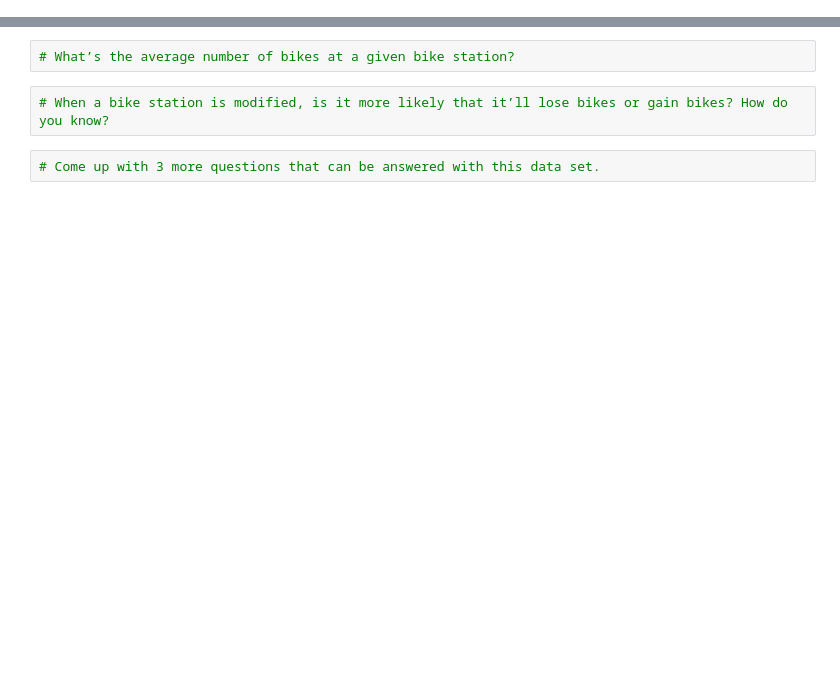
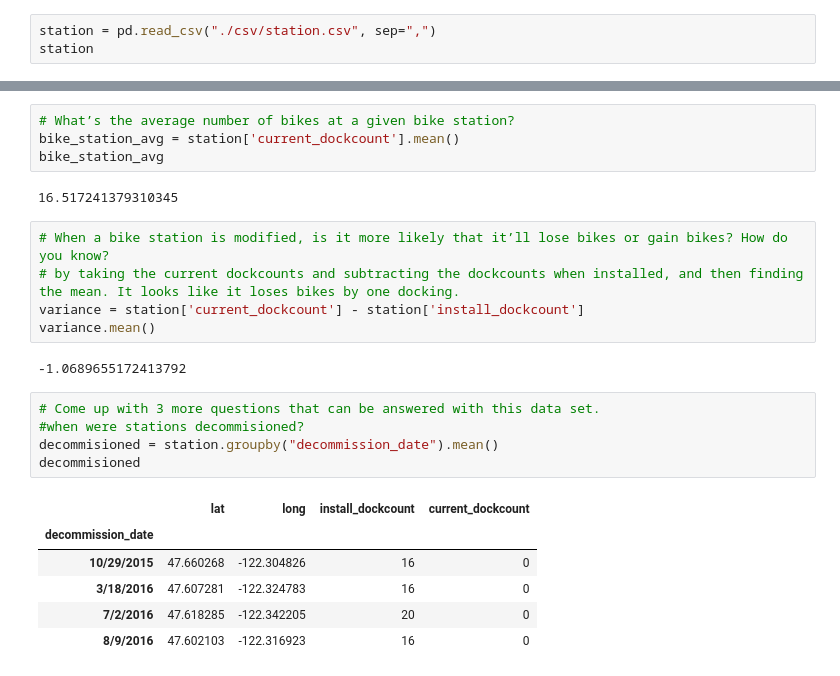
Before and after one commit to NyxofDarkness/data_analysis_using_pandas, a Jupyter notebook: bike-stats.ipynb, the cells around one changed output, grey strips where cells are left out. Drawn from its saved outputs; the diff is of its cells as text; blank space fills up the shorter version.

Commit message:
got data going to bikes

```diff
--- a/bike-stats.ipynb
+++ b/bike-stats.ipynb
@@ -36,0 +73,3 @@ station
+# %%
+station = pd.read_csv("./csv/station.csv", sep=",")
+station
@@ -37,6 +94,25 @@ station
 # %%
 # What’s the average number of bikes at a given bike station?
+bike_station_avg = station['current_dockcount'].mean()
+bike_station_avg
+# %% [output]
+16.517241379310345
 # %%
 # When a bike station is modified, is it more likely that it’ll lose bikes or gain bikes? How do you know?
+# by taking the current dockcounts and subtracting the dockcounts when installed, and then finding the mean. It looks like it loses bikes by one docking.
+variance = station['current_dockcount'] - station['install_dockcount']
+variance.mean()
+# %% [output]
+-1.0689655172413792
 # %%
 # Come up with 3 more questions that can be answered with this data set.
+#when were stations decommisioned?
+decommisioned = station.groupby("decommission_date").mean()
+decommisioned
+# %% [output]
+|  | lat | long | install_dockcount | current_dockcount |
+| decommission_date |  |  |  |  |
+| 10/29/2015 | 47.660268 | -122.304826 | 16 | 0 |
+| 3/18/2016 | 47.607281 | -122.324783 | 16 | 0 |
+| 7/2/2016 | 47.618285 | -122.342205 | 20 | 0 |
+| 8/9/2016 | 47.602103 | -122.316923 | 16 | 0 |
```
Also changed, not shown: parts of 15 cells of this notebook, 1 other file.
